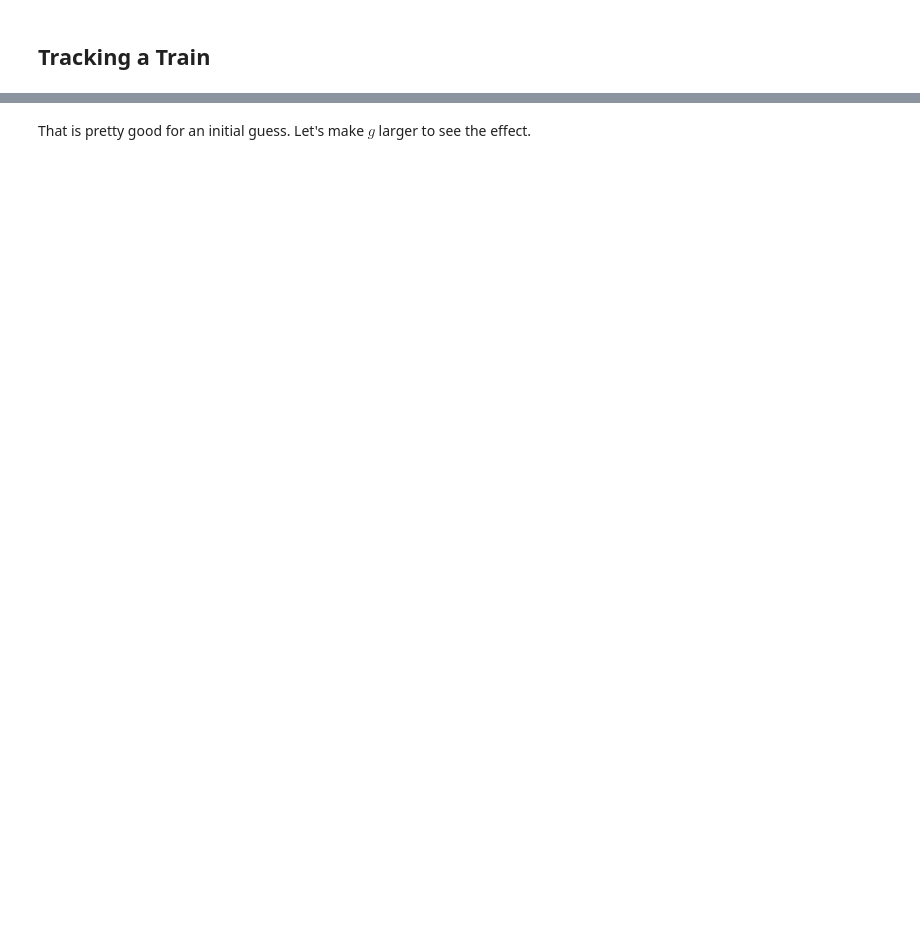
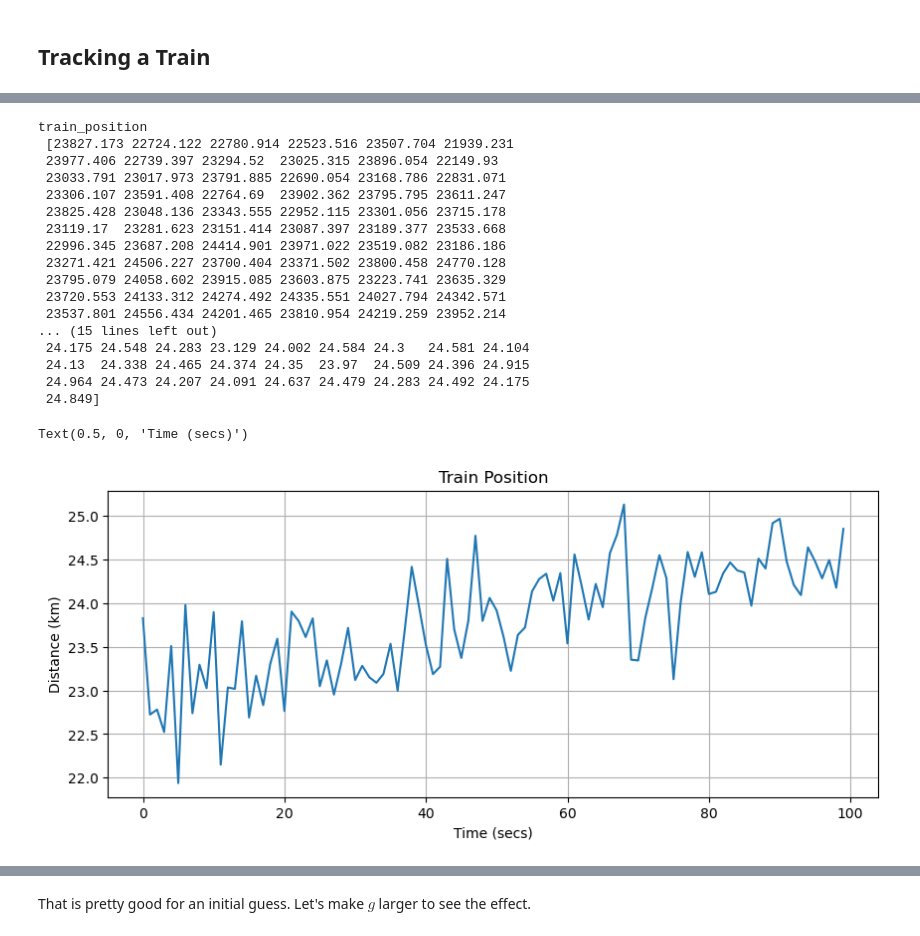
Before and after one commit to keane-k/Kalman-and-Bayesian-Filters-in-Python, a Jupyter notebook: 01-g-h-filter.ipynb, the cells around one changed output, grey strips where cells are left out. Saved outputs shown, nothing was run; the diff lists cells and outputs as text; code cells hidden in the pictures; blank space fills up the shorter version.

Commit message:
updated train tracking filter

````diff
--- a/01-g-h-filter.ipynb
+++ b/01-g-h-filter.ipynb
@@ -1273,5 +1366,49 @@ def measure_position(pos):
 ```
 
 Let's put that in a cell and plot the results of 100 seconds of simulation. I will use NumPy's `asarray` function to convert the data into an NumPy array. This will allow me to divide all of the elements of the array at once by using the '/' operator.
+# %%
+import numpy as np
+from numpy.random import randn
+
+np.random.seed(1)
+
+# exactly functions the same as Soln, but stacked into one function, note that it differs slightly from previous examples
+def error_generation(pos, vel, steps, dt=1., error_factor=500):
+    results = []
+    for i in range(steps):
+        pos = pos + vel * dt
+        error = error_factor * randn()
+        estimated_position = pos + error
+        results.append(estimated_position)
+    return np.asarray(results)
+
+train_position = error_generation(pos = 23*1000, vel=15., steps=100)
+print('train_position\n', train_position)
+
+print('train_position (km)\n', train_position/1000.)
+plt.plot(train_position/1000.)
+plt.title('Train Position')
+plt.ylabel('Distance (km)')
+plt.xlabel('Time (secs)')
+# %% [output]
+train_position
+ [23827.173 22724.122 22780.914 22523.516 23507.704 21939.231
+ 23977.406 22739.397 23294.52  23025.315 23896.054 22149.93
+ 23033.791 23017.973 23791.885 22690.054 23168.786 22831.071
+ 23306.107 23591.408 22764.69  23902.362 23795.795 23611.247
+ 23825.428 23048.136 23343.555 22952.115 23301.056 23715.178
+ 23119.17  23281.623 23151.414 23087.397 23189.377 23533.668
+ 22996.345 23687.208 24414.901 23971.022 23519.082 23186.186
+ 23271.421 24506.227 23700.404 23371.502 23800.458 24770.128
+ 23795.079 24058.602 23915.085 23603.875 23223.741 23635.329
+ 23720.553 24133.312 24274.492 24335.551 24027.794 24342.571
+ 23537.801 24556.434 24201.465 23810.954 24219.259 23952.214
+... (15 lines left out)
+ 24.175 24.548 24.283 23.129 24.002 24.584 24.3   24.581 24.104
+ 24.13  24.338 24.465 24.374 24.35  23.97  24.509 24.396 24.915
+ 24.964 24.473 24.207 24.091 24.637 24.479 24.283 24.492 24.175
+ 24.849]
+Text(0.5, 0, 'Time (secs)')
+[figure, added]
 # %%
 from numpy.random import randn
````
Also changed, not shown: parts of 30 cells of this notebook.
